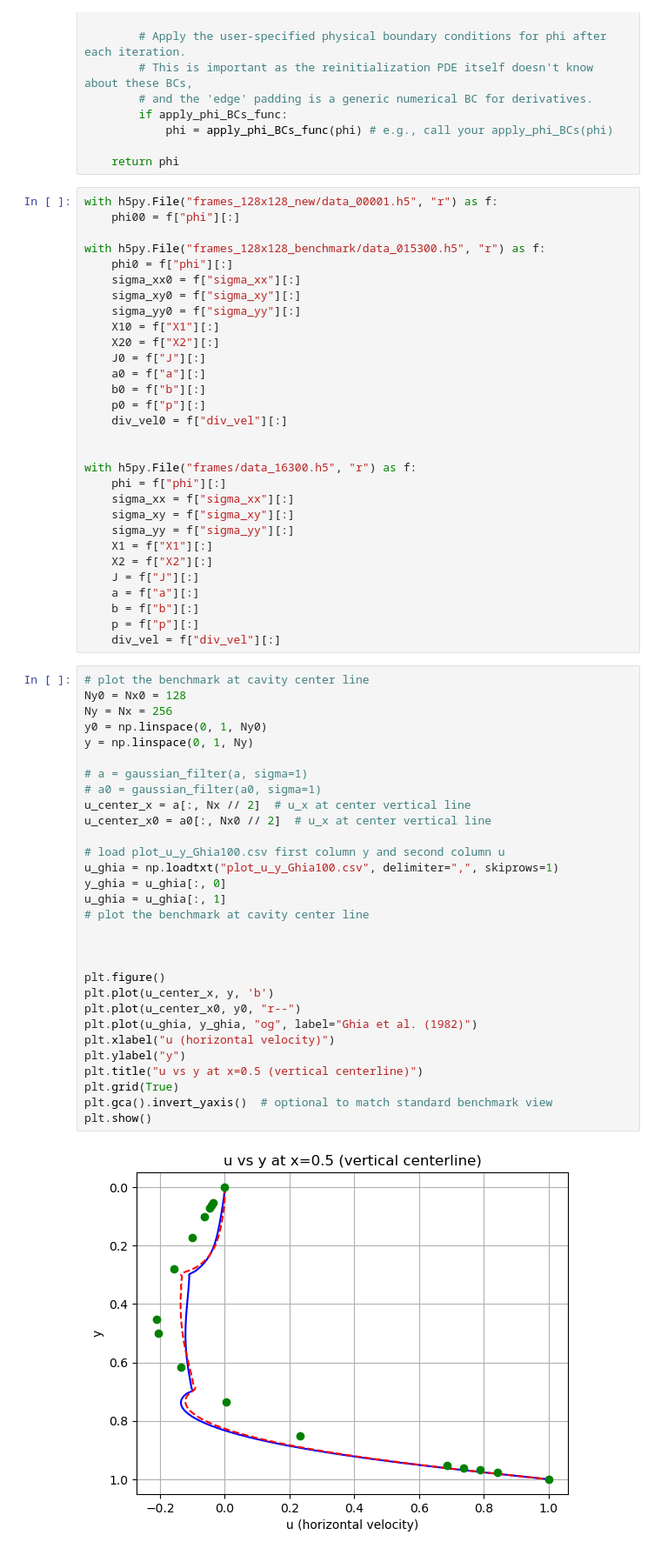
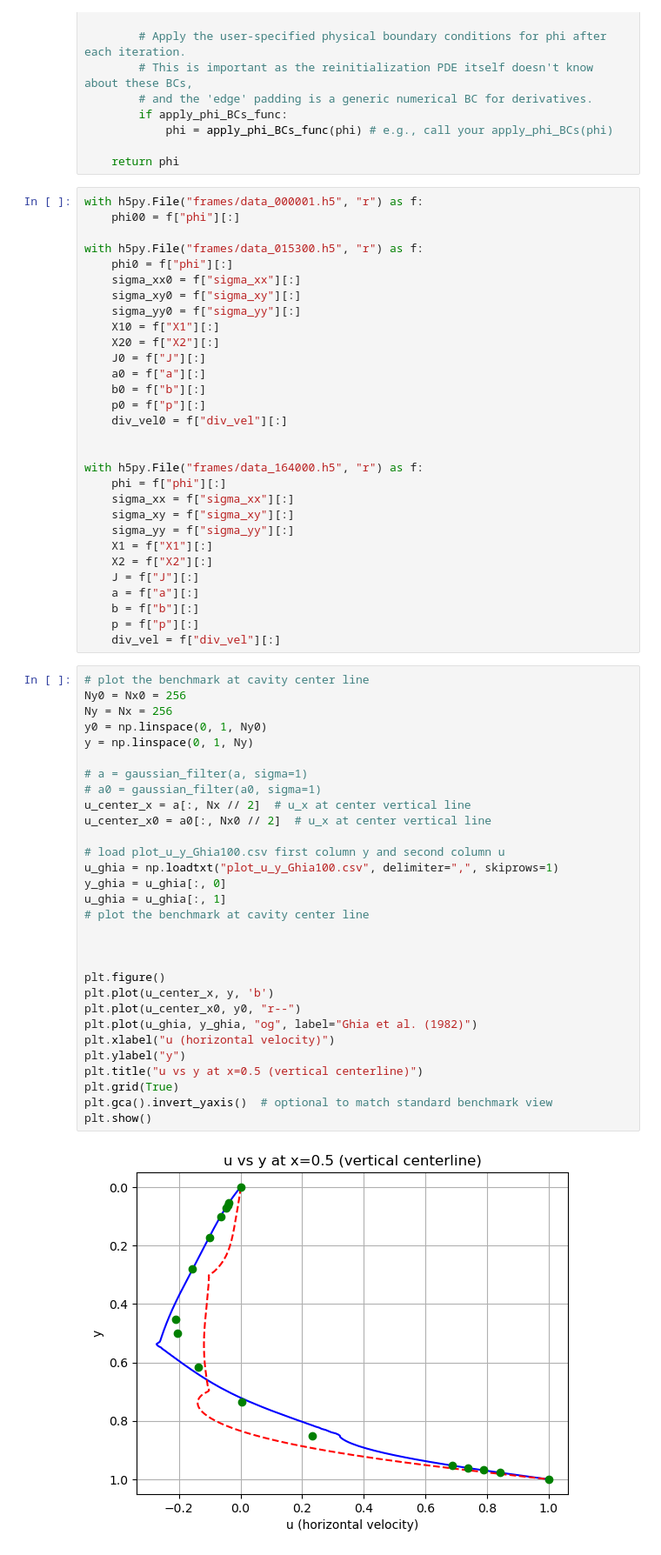
Before and after one commit to samanseifi/pyRMT, a Jupyter notebook: plotting.ipynb, the cells around one changed output. Shown: that part at 87% size. Cells and saved outputs as stored; diff of their text form.

Commit message:
updating plotting tools

```diff
--- a/plotting.ipynb
+++ b/plotting.ipynb
@@ -122,10 +122,10 @@ def reinitialize_phi_PDE(phi_in, dx, dy, num_iters, apply_phi_BCs_func, dt_reini
 
     return phi
 # %%
-with h5py.File("frames_128x128_new/data_00001.h5", "r") as f:
+with h5py.File("frames/data_000001.h5", "r") as f:
     phi00 = f["phi"][:]
 
-with h5py.File("frames_128x128_benchmark/data_015300.h5", "r") as f:
+with h5py.File("frames/data_015300.h5", "r") as f:
     phi0 = f["phi"][:]
     sigma_xx0 = f["sigma_xx"][:]
     sigma_xy0 = f["sigma_xy"][:]
@@ -139,7 +139,7 @@ with h5py.File("frames_128x128_benchmark/data_015300.h5", "r") as f:
     div_vel0 = f["div_vel"][:]
 
 
-with h5py.File("frames/data_16300.h5", "r") as f:
+with h5py.File("frames/data_164000.h5", "r") as f:
     phi = f["phi"][:]
     sigma_xx = f["sigma_xx"][:]
     sigma_xy = f["sigma_xy"][:]
@@ -153,36 +153,36 @@ with h5py.File("frames/data_16300.h5", "r") as f:
     div_vel = f["div_vel"][:]
 # %%
 # plot the benchmark at cavity center line
-Ny0 = Nx0 = 128
+Ny0 = Nx0 = 256
 Ny = Nx = 256
 y0 = np.linspace(0, 1, Ny0)
 y = np.linspace(0, 1, Ny)
 
 # a = gaussian_filter(a, sigma=1)
 # a0 = gaussian_filter(a0, sigma=1)
 u_center_x = a[:, Nx // 2]  # u_x at center vertical line
 u_center_x0 = a0[:, Nx0 // 2]  # u_x at center vertical line
 
 # load plot_u_y_Ghia100.csv first column y and second column u
 u_ghia = np.loadtxt("plot_u_y_Ghia100.csv", delimiter=",", skiprows=1)
 y_ghia = u_ghia[:, 0]
 u_ghia = u_ghia[:, 1]
 # plot the benchmark at cavity center line
 
 
 
 plt.figure()
 plt.plot(u_center_x, y, 'b')
 plt.plot(u_center_x0, y0, "r--")
 plt.plot(u_ghia, y_ghia, "og", label="Ghia et al. (1982)")
 plt.xlabel("u (horizontal velocity)")
 plt.ylabel("y")
 plt.title("u vs y at x=0.5 (vertical centerline)")
 plt.grid(True)
 plt.gca().invert_yaxis()  # optional to match standard benchmark view
 plt.show()
 # %% [output]
-[figure, old version]
+[figure, new version]
 # %%
 
 Lx, Ly = 1.0, 1.0
```
Also changed, not shown: parts of 8 cells of this notebook, 1 other file.
